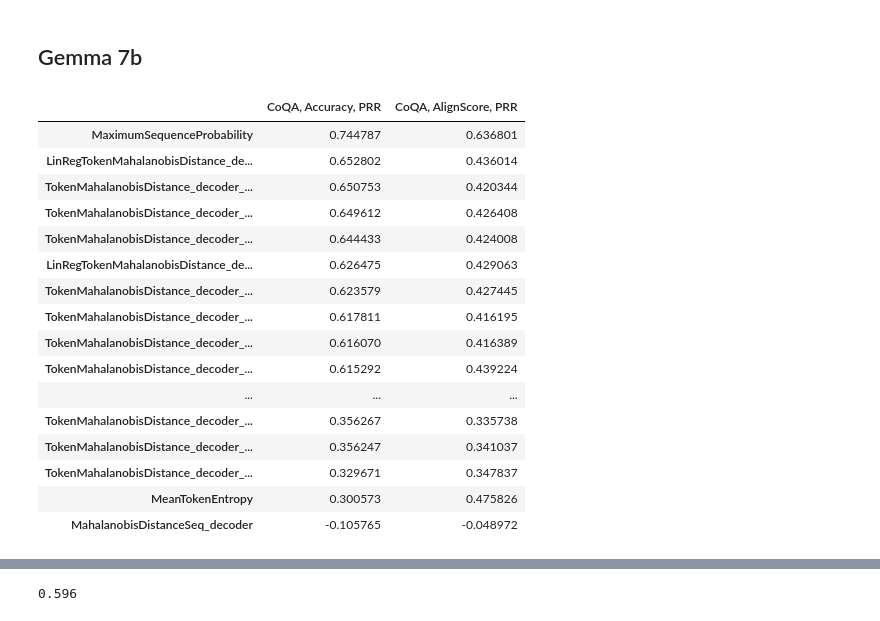
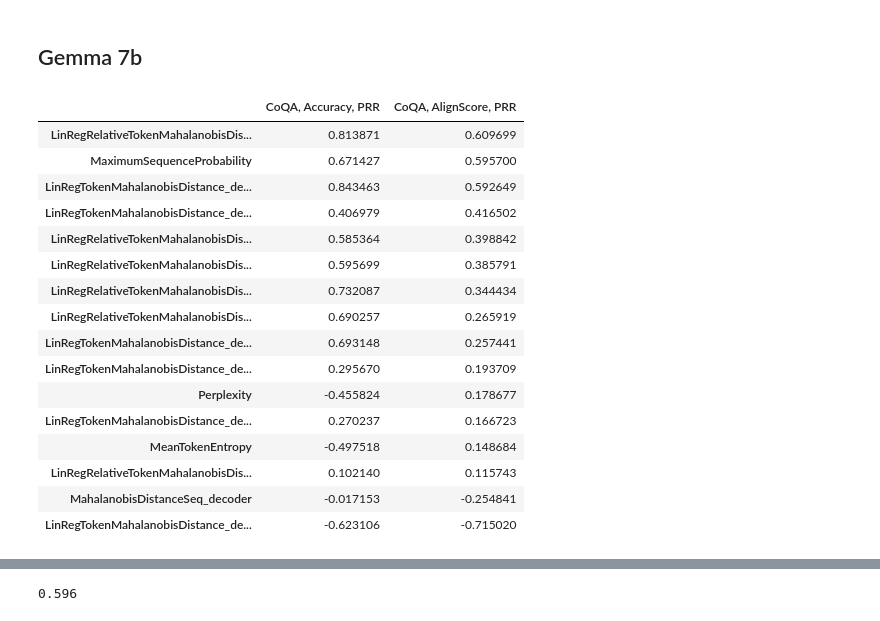
Before and after one commit to ArtemVazh/token_mahalanobis_distance, a Jupyter notebook: notebooks/results.ipynb, the cells around one changed output, grey strips where cells are left out. Cells and saved outputs as stored; diff of their text form; code cells hidden in the pictures.

```diff
--- a/notebooks/results.ipynb
+++ b/notebooks/results.ipynb
@@ -145,34 +145,51 @@ np.mean(man.gen_metrics[('sequence', 'Accuracy')])
 # %%
 path = "../workdir/output_layers/qa/google/gemma-7b/coqa/2024-07-10/17-39-01/ue_manager_seed1"#"../workdir/output/qa/google/gemma-7b/coqa/2024-07-03/18-32-21/ue_manager_seed1"
 path = "../workdir/output_layers/qa/google/gemma-7b/coqa/2024-07-10/20-59-43/ue_manager_seed1"
 path = "../workdir/output_layers/qa/google/gemma-7b/coqa/2024-07-11/10-12-08/ue_manager_seed1"
+path = "../workdir/output_layers_5/ats/google/gemma-2b/samsum/2024-07-25/20-41-20/ue_manager_seed1"
+path = "../workdir/output_layers_5/qa/google/gemma-2b/['trivia_qa', 'rc.nocontext']/2024-07-25/15-12-55/ue_manager_seed1"
+path = "../workdir/output_layers_5/qa/meta-llama/Meta-Llama-3-8B/sciq/2024-07-25/23-42-17/ue_manager_seed1"
+path = "../workdir/output_layers_2/qa/google/gemma-7b/sciq/2024-07-25/23-45-17/ue_manager_seed1"
+# path = "../workdir/output_layers_5/qa/google/gemma-7b/['truthful_qa', 'generation']/2024-07-25/23-45-17/ue_manager_seed1"
+# path = "../workdir/output_layers_2/qa/google/gemma-7b/coqa/2024-07-26/03-47-59/ue_manager_seed1"
+path = "../workdir/output_layers_5/ats/google/gemma-7b/xsum/2024-07-26/03-47-59/ue_manager_seed1"
+path = "../workdir/output_layers_5/ats/google/gemma-7b/xsum/2024-07-26/11-19-39/ue_manager_seed1"
+path = "../workdir/output_layers_5/ats/google/gemma-7b/xsum/2024-07-26/12-32-46/ue_manager_seed1"
+path = "../workdir/output_layers_5/qa/google/gemma-7b/['truthful_qa', 'generation']/2024-07-26/15-05-54/ue_manager_seed1"
+path = "../workdir/output_layers_2/qa/google/gemma-7b/sciq/2024-07-26/15-05-54/ue_manager_seed1"
+path = "../workdir/output_layers_2/qa/google/gemma-7b/coqa/2024-07-26/17-15-54/ue_manager_seed1"
+path = "../workdir/output_layers_5/qa/google/gemma-7b/sciq/2024-07-27/13-08-36/ue_manager_seed1"
+path = "../workdir/output_layers_5/qa/google/gemma-7b/sciq/2024-07-27/13-39-04/ue_manager_seed1"
+path = "../workdir/output_layers_9/qa/google/gemma-7b/sciq/2024-07-28/00-56-15/ue_manager_seed1"
+path = "../workdir/output_layers_9/qa/meta-llama/Meta-Llama-3-8B/sciq/2024-07-29/18-24-38/ue_manager_seed1"
+
 man = torch.load(path)
 
 metric_names = ['Accuracy', 'AlignScore']
 df = {}
 for key in man['metrics'].keys():
     if (key[-1] == 'prr_normalized') and (key[-2] in metric_names):
         scores = df.get(key[1], [])
         scores.append(man['metrics'][key])
         df[key[1]] = scores
 
 df0 = pd.DataFrame(df, index=[f'CoQA, {m}, PRR' for m in metric_names])
-df0.T.sort_values(f"CoQA, {metric_names[-2]}, PRR", ascending=False).style.background_gradient(axis=0)
+df0.T.sort_values(f"CoQA, {metric_names[-1]}, PRR", ascending=False).style.background_gradient(axis=0)
 # %% [output]
 |  | CoQA, Accuracy, PRR | CoQA, AlignScore, PRR |
-| MaximumSequenceProbability | 0.744787 | 0.636801 |
-| LinRegTokenMahalanobisDistance_de... | 0.652802 | 0.436014 |
-| TokenMahalanobisDistance_decoder_... | 0.650753 | 0.420344 |
-| TokenMahalanobisDistance_decoder_... | 0.649612 | 0.426408 |
-| TokenMahalanobisDistance_decoder_... | 0.644433 | 0.424008 |
-| LinRegTokenMahalanobisDistance_de... | 0.626475 | 0.429063 |
-| TokenMahalanobisDistance_decoder_... | 0.623579 | 0.427445 |
-| TokenMahalanobisDistance_decoder_... | 0.617811 | 0.416195 |
-| TokenMahalanobisDistance_decoder_... | 0.616070 | 0.416389 |
-| TokenMahalanobisDistance_decoder_... | 0.615292 | 0.439224 |
-| ... | ... | ... |
-| TokenMahalanobisDistance_decoder_... | 0.356267 | 0.335738 |
-| TokenMahalanobisDistance_decoder_... | 0.356247 | 0.341037 |
-| TokenMahalanobisDistance_decoder_... | 0.329671 | 0.347837 |
-| MeanTokenEntropy | 0.300573 | 0.475826 |
-| MahalanobisDistanceSeq_decoder | -0.105765 | -0.048972 |
+| LinRegRelativeTokenMahalanobisDis... | 0.813871 | 0.609699 |
+| MaximumSequenceProbability | 0.671427 | 0.595700 |
+| LinRegTokenMahalanobisDistance_de... | 0.843463 | 0.592649 |
+| LinRegTokenMahalanobisDistance_de... | 0.406979 | 0.416502 |
+| LinRegRelativeTokenMahalanobisDis... | 0.585364 | 0.398842 |
+| LinRegRelativeTokenMahalanobisDis... | 0.595699 | 0.385791 |
+| LinRegRelativeTokenMahalanobisDis... | 0.732087 | 0.344434 |
+| LinRegRelativeTokenMahalanobisDis... | 0.690257 | 0.265919 |
+| LinRegTokenMahalanobisDistance_de... | 0.693148 | 0.257441 |
+| LinRegTokenMahalanobisDistance_de... | 0.295670 | 0.193709 |
+| Perplexity | -0.455824 | 0.178677 |
+| LinRegTokenMahalanobisDistance_de... | 0.270237 | 0.166723 |
+| MeanTokenEntropy | -0.497518 | 0.148684 |
+| LinRegRelativeTokenMahalanobisDis... | 0.102140 | 0.115743 |
+| MahalanobisDistanceSeq_decoder | -0.017153 | -0.254841 |
+| LinRegTokenMahalanobisDistance_de... | -0.623106 | -0.715020 |
```
Also changed, not shown: parts of 51 cells of this notebook, 1 other file.
